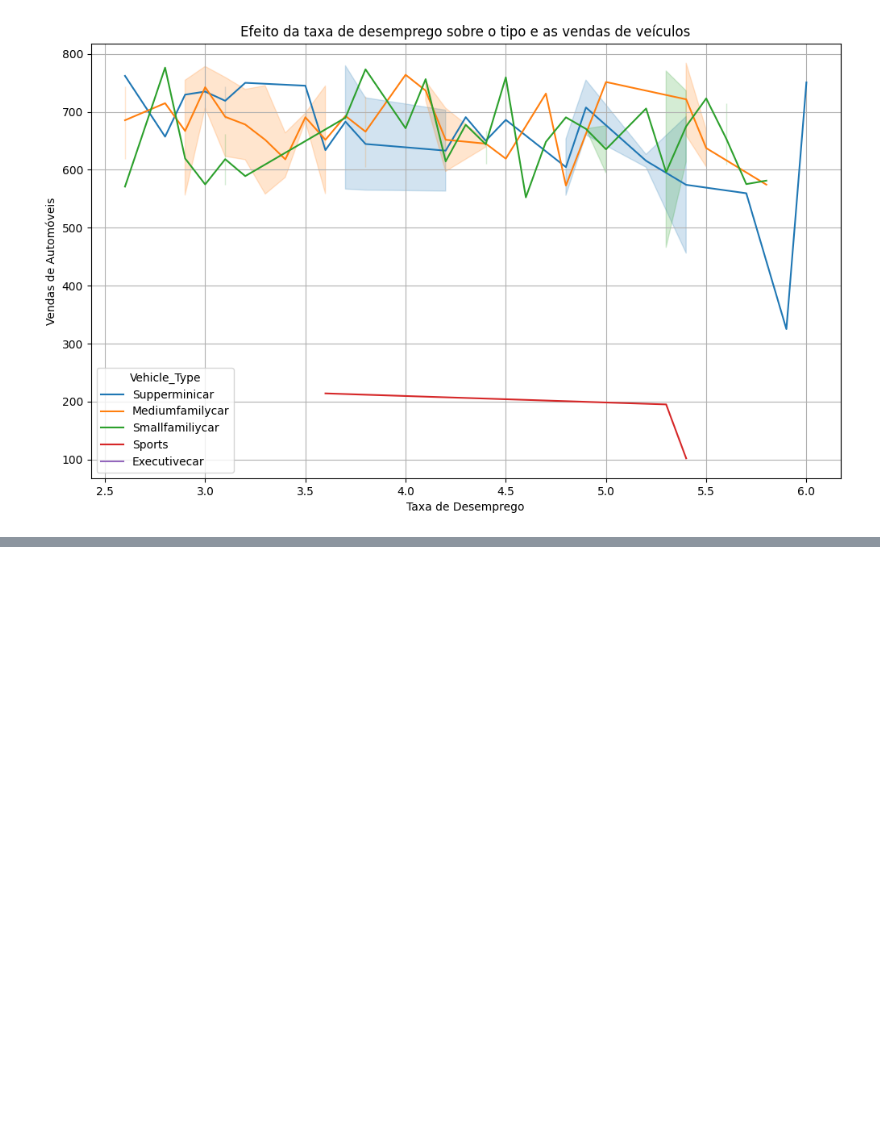
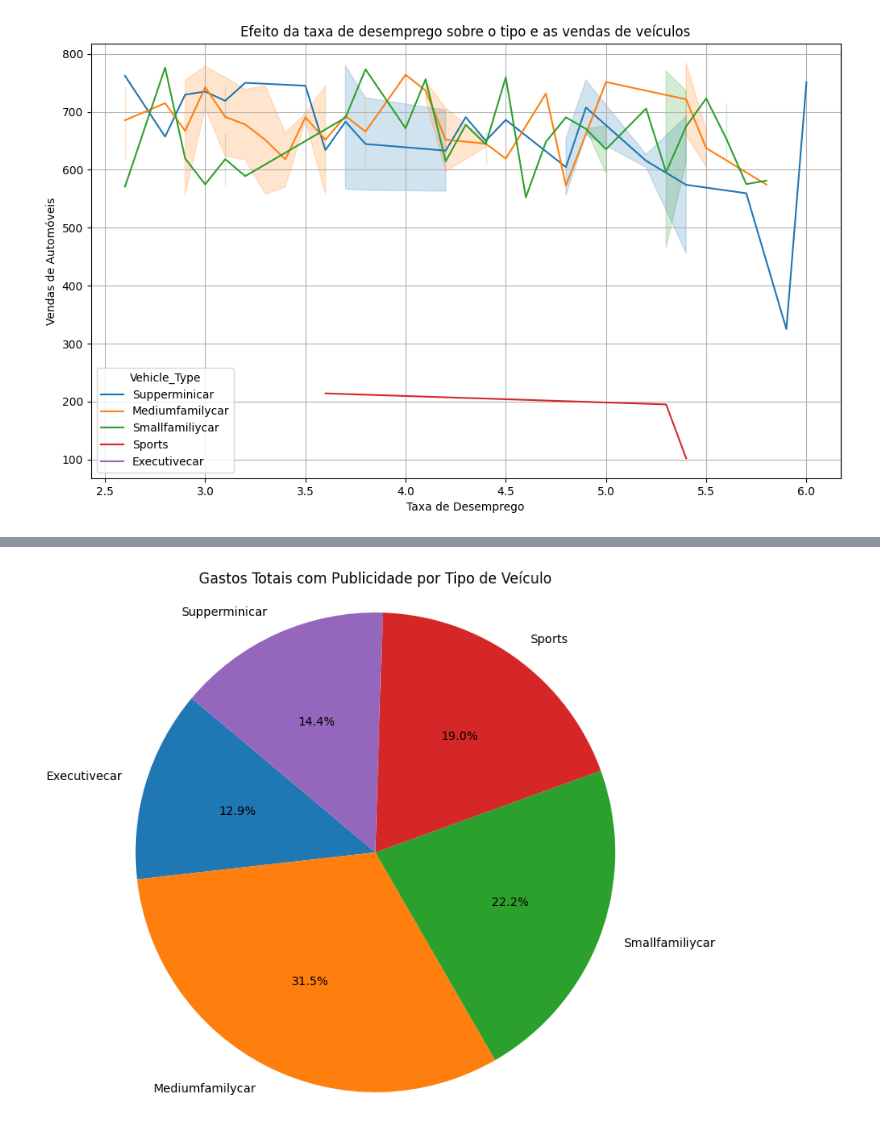
Before and after one commit to vicsladk/IBMTest, a Jupyter notebook: Impacto_da_Recessão_nas_Vendas_de_Automóveis.ipynb, the cells around one changed output, grey strips where cells are left out. Saved outputs shown, nothing was run; the diff lists cells and outputs as text; code cells hidden in the pictures; blank space fills up the shorter version.

```diff
--- a/Impacto_da_Recessão_nas_Vendas_de_Automóveis.ipynb
+++ b/Impacto_da_Recessão_nas_Vendas_de_Automóveis.ipynb
@@ -369,0 +773,15 @@ except ValueError as e:
+# %%
+# Agrupar por tipo de veículo e calcular a soma dos gastos com publicidade
+ad_expenditure_by_type = df.groupby('Vehicle_Type')['Advertising_Expenditure'].sum()
+
+# Criar o gráfico de pizza
+plt.figure(figsize=(8, 8))
+plt.pie(ad_expenditure_by_type, labels=ad_expenditure_by_type.index, autopct='%1.1f%%', startangle=140)
+
+# Intitular o gráfico
+plt.title('Gastos Totais com Publicidade por Tipo de Veículo')
+
+plt.axis('equal')  # Garante que a pizza seja desenhada como um círculo.
+plt.show()
+# %% [output]
+[figure, added]
```
Also changed, not shown: parts of 36 cells of this notebook.
